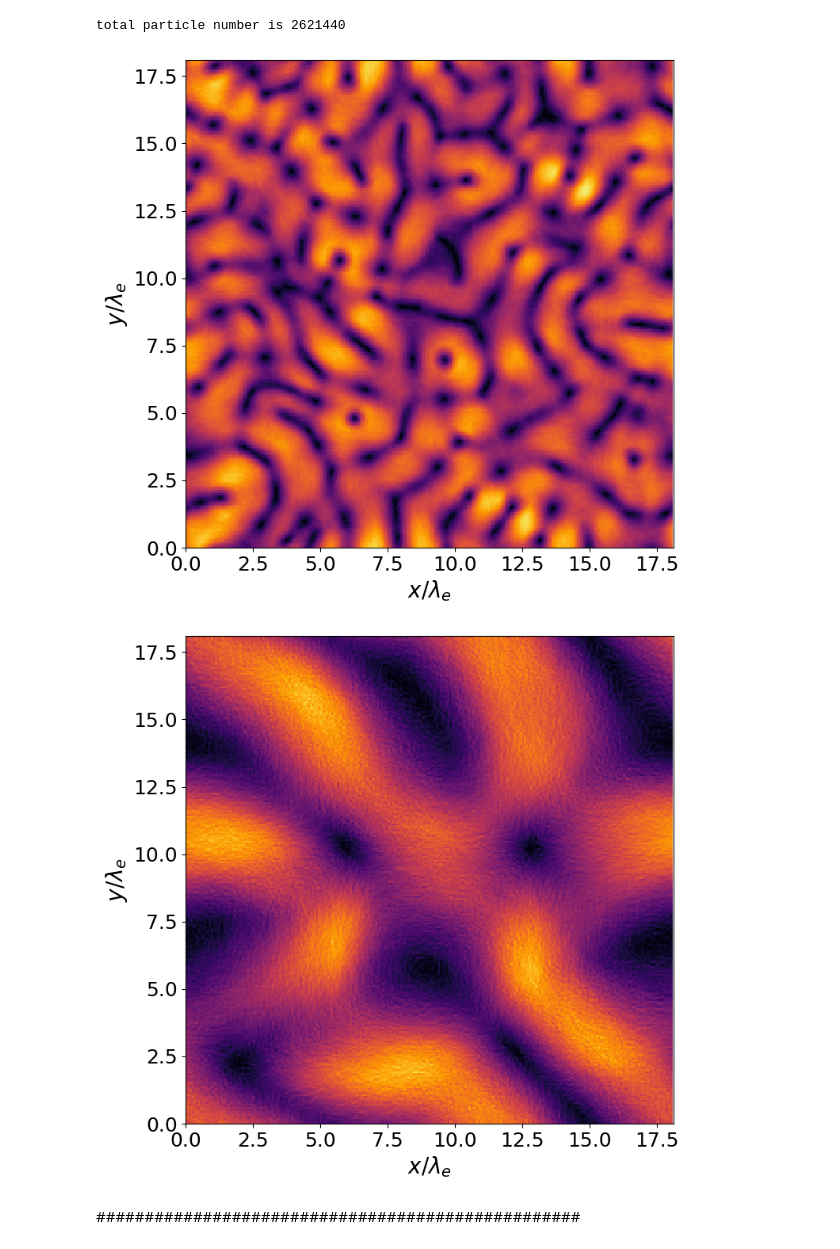
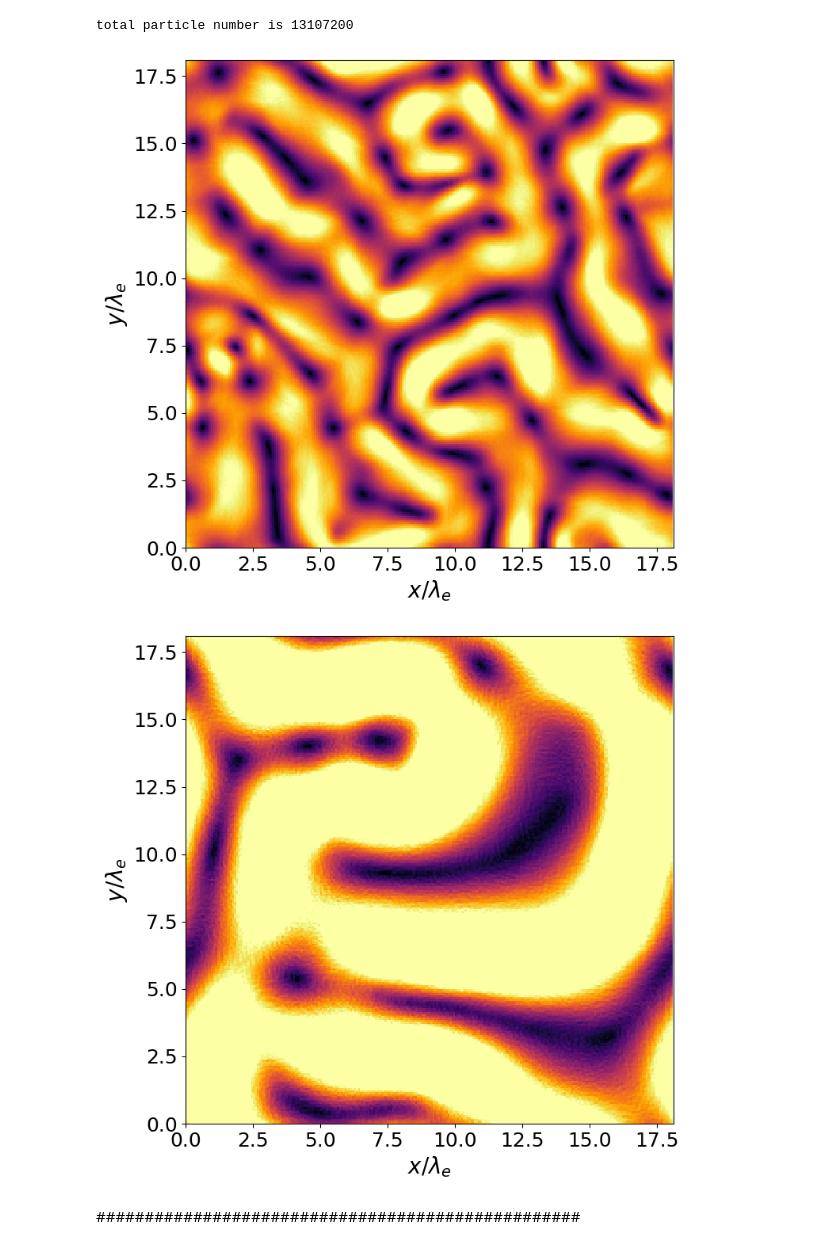
Before and after one commit to keita-akutagawa/PIC_GPU, a Jupyter notebook: examples_2D/weibel/PIC2D_plot_weibel.ipynb, the cells around one changed output. Drawn from its saved outputs; the diff is of its cells as text; code cells hidden in the pictures.

```diff
--- a/examples_2D/weibel/PIC2D_plot_weibel.ipynb
+++ b/examples_2D/weibel/PIC2D_plot_weibel.ipynb
@@ -15,7 +15,7 @@ m_ion = m_electron / r_m
 T_e = 1/2 * m_electron * (0.1 * c)**2
 T_i = 1/2 * m_ion * (0.1 * c)**2
 C_S = np.sqrt(r_m * T_e)
-n_e = 20 #ここは手動で調整すること
+n_e = 100 #ここは手動で調整すること
 q_unit = np.sqrt(T_e / n_e)
 r_q = 1.0
 q_electron = -1 * q_unit
@@ -49,7 +49,7 @@ n_ion = int(n_x * n_y * n_i)
 n_electron = int(n_x * n_y * n_e)
 print(f"total particle number is {n_ion + n_electron}")
 # %% [output]
-total particle number is 2621440
+total particle number is 13107200
 # %%
 fig = plt.figure(figsize=(8, 8))
 ax = fig.add_subplot(111)
@@ -57,13 +57,13 @@ ax = fig.add_subplot(111)
 X, Y = np.meshgrid(y_coordinate, x_coordinate)
 
 dirname = "results_weibel"
-step = 500
+step = 1000
 filename = f"{dirname}/weibel_B_{step}.bin"
 with open(filename, 'rb') as f:
     B = np.fromfile(f, dtype=np.float32)
 B = B.reshape(n_x, n_y, 3).T
 
-mappable = ax.pcolormesh(X/electron_inertial_length, Y/electron_inertial_length, np.linalg.norm(B[:, :, :], axis=0), cmap='inferno', vmin=0.0, vmax=1.5)
+mappable = ax.pcolormesh(X/electron_inertial_length, Y/electron_inertial_length, np.linalg.norm(B[:, :, :], axis=0), cmap='inferno', vmin=0.0, vmax=3.0)
 ax.set_xlabel('$x / \lambda_e$', fontsize=20)
 ax.set_ylabel('$y / \lambda_e$', fontsize=20)
 ax.set_xlim(0.0, x_max/electron_inertial_length)
@@ -71,7 +71,7 @@ ax.set_ylim(0.0, y_max/electron_inertial_length)
 ax.tick_params(labelsize=18)
 ax.set_aspect('equal')
 # %% [output]
-[figure, old version]
+[figure, new version]
 # %%
 fig = plt.figure(figsize=(8, 8))
 ax = fig.add_subplot(111)
@@ -81,35 +81,35 @@ X, Y = np.meshgrid(y_coordinate, x_coordinate)
 total_steps = 3000
 interval = 100
 for step in range(0, total_steps+1, interval):
     ax.clear()
 
     filename = f"{dirname}/weibel_B_{step}.bin"
     with open(filename, 'rb') as f:
         B = np.fromfile(f, dtype=np.float32)
     B = B.reshape(n_x, n_y, 3).T
     mappable = ax.pcolormesh(X/electron_inertial_length, Y/electron_inertial_length, np.linalg.norm(B[:, :, :], axis=0), cmap='inferno', vmin=0.0, vmax=1.5)
     ax.set_xlabel('$x / \lambda_e$', fontsize=20)
     ax.set_ylabel('$y / \lambda_e$', fontsize=20)
     ax.set_xlim(0.0, x_max/electron_inertial_length)
     ax.set_ylim(0.0, y_max/electron_inertial_length)
     ax.tick_params(labelsize=18)
     ax.set_aspect('equal')
     fig.savefig(f'./pictures/{step}.png', dpi=200)
 
 
 img = cv2.imread(f'./pictures/0.png')
 framesize = (img.shape[1], img.shape[0])
 fps = 5.0
 
 fourcc = cv2.VideoWriter_fourcc('m','p','4','v')
-video  = cv2.VideoWriter(filename=f'weibel_B.mp4', fourcc=fourcc, fps=fps, frameSize=framesize)
+video  = cv2.VideoWriter(filename=f'weibel_B1.mp4', fourcc=fourcc, fps=fps, frameSize=framesize)
 
 for step in range(0, total_steps, interval):
     img = cv2.imread(f'./pictures/{step}.png')
     video.write(img)
 video.release()
 # %% [output]
-[figure, old version]
+[figure, new version]
 # %% [markdown]
 ##################################################
 # %%
```
Also changed, not shown: 5 other files.
